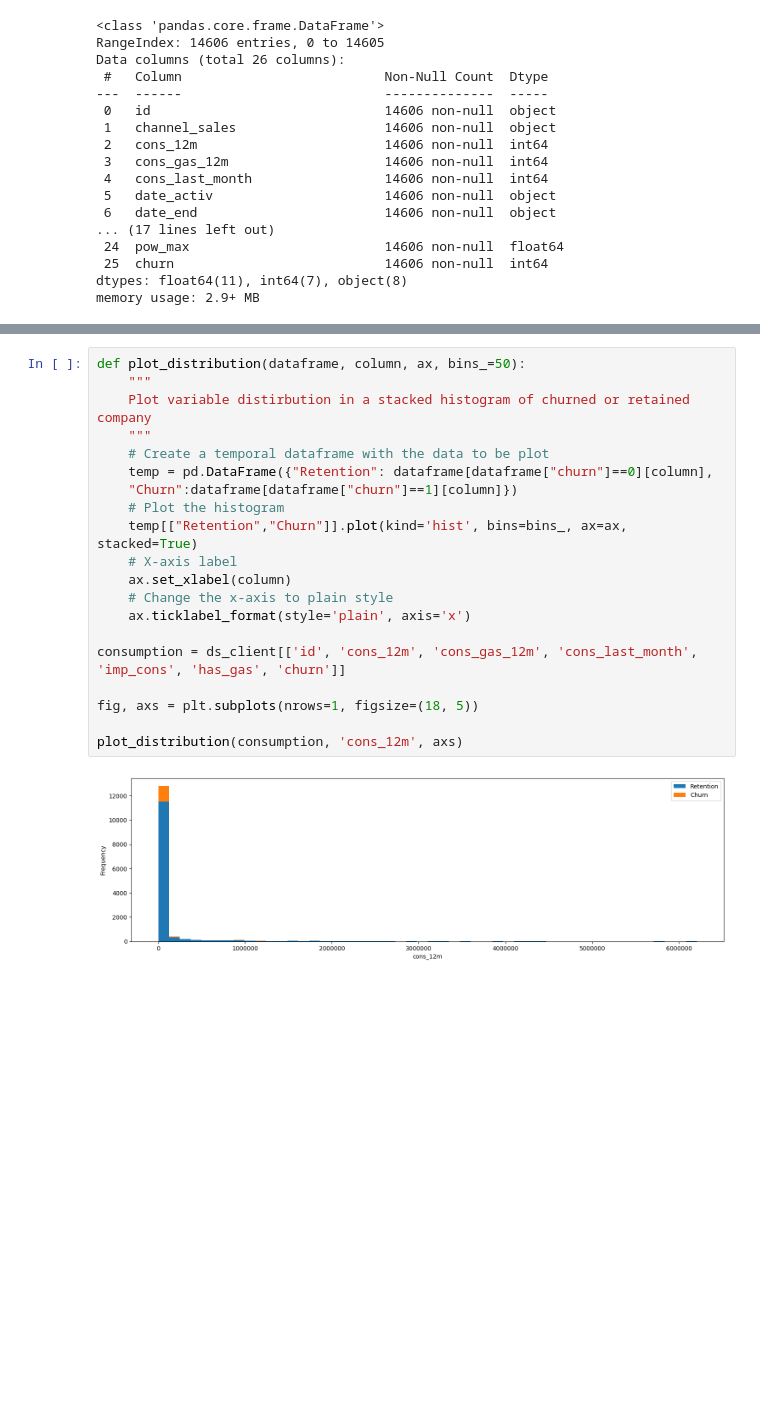
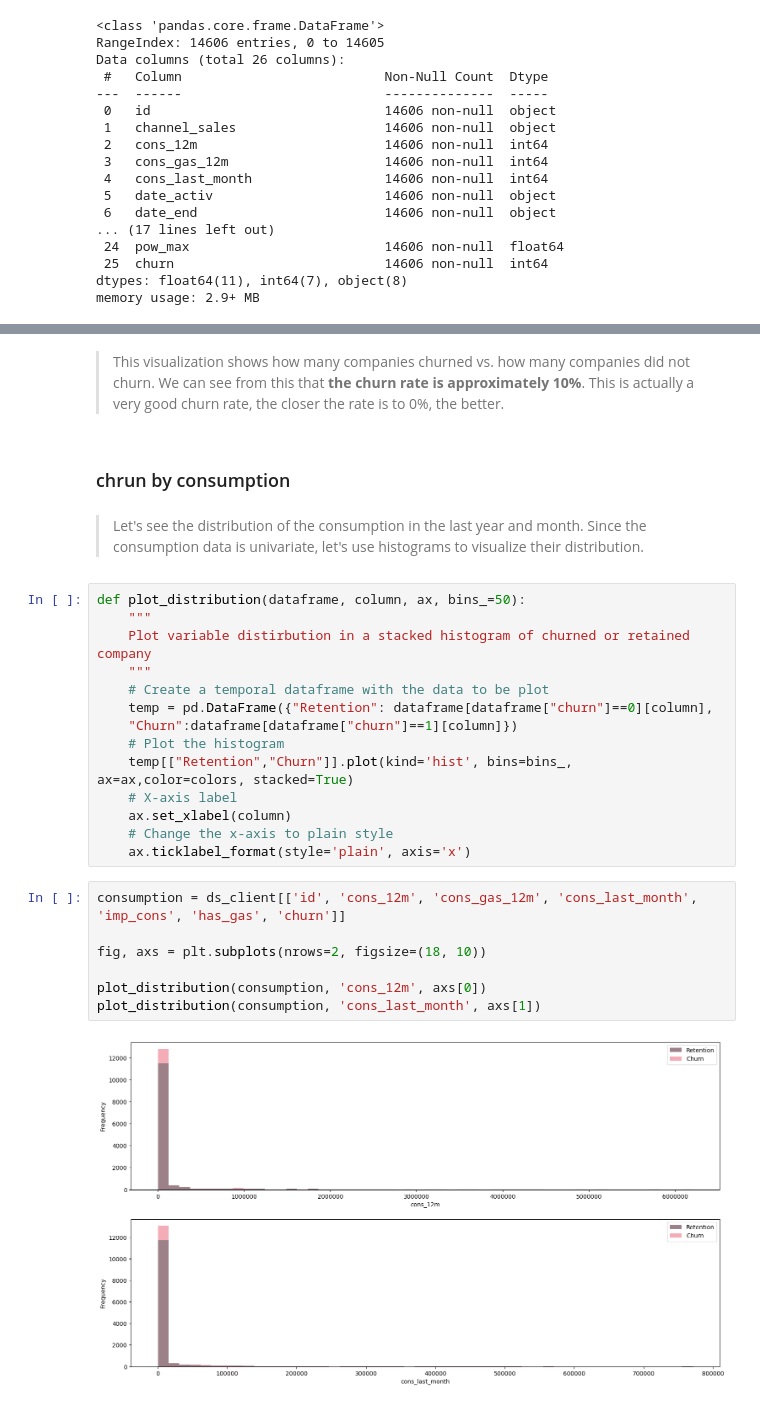
Before and after one commit to LittlePandaCode/Costumer_Chrun, a Jupyter notebook: BCGX_datascience.ipynb, the cells around one changed output, grey strips where cells are left out. Drawn from its saved outputs; the diff is of its cells as text; blank space fills up the shorter version.

```diff
--- a/BCGX_datascience.ipynb
+++ b/BCGX_datascience.ipynb
@@ -144,6 +137,13 @@ churn_percentage = churn_total / churn_total.sum() * 100
 plot_stacked_bars(churn_percentage.transpose(), "Churning status", (5, 5), legend_="lower right")
 # %% [output]
 [figure]
+# %% [markdown]
+> This visualization shows how many companies churned vs. how many companies did not churn. We can see from this that **the churn rate is approximately 10%**. This is actually a very good churn rate, the closer the rate is to 0%, the better.
+# %% [markdown]
+### chrun by consumption
+# %% [markdown]
+
+> Let's see the distribution of the consumption in the last year and month. Since the consumption data is univariate, let's use histograms to visualize their distribution.
 # %%
 def plot_distribution(dataframe, column, ax, bins_=50):
     """
@@ -153,16 +153,17 @@ def plot_distribution(dataframe, column, ax, bins_=50):
     temp = pd.DataFrame({"Retention": dataframe[dataframe["churn"]==0][column],
     "Churn":dataframe[dataframe["churn"]==1][column]})
     # Plot the histogram
-    temp[["Retention","Churn"]].plot(kind='hist', bins=bins_, ax=ax, stacked=True)
+    temp[["Retention","Churn"]].plot(kind='hist', bins=bins_, ax=ax,color=colors, stacked=True)
     # X-axis label
     ax.set_xlabel(column)
     # Change the x-axis to plain style
     ax.ticklabel_format(style='plain', axis='x')
-
-consumption = ds_client[['id', 'cons_12m', 'cons_gas_12m', 'cons_last_month', 'imp_cons', 'has_gas', 'churn']]
-
-fig, axs = plt.subplots(nrows=1, figsize=(18, 5))
-
-plot_distribution(consumption, 'cons_12m', axs)
-# %% [output]
-[figure, removed]
+# %%
+consumption = ds_client[['id', 'cons_12m', 'cons_gas_12m', 'cons_last_month', 'imp_cons', 'has_gas', 'churn']]
+
+fig, axs = plt.subplots(nrows=2, figsize=(18, 10))
+
+plot_distribution(consumption, 'cons_12m', axs[0])
+plot_distribution(consumption, 'cons_last_month', axs[1])
+# %% [output]
+[figure, added]
```
Also changed, not shown: parts of 66 cells of this notebook.
